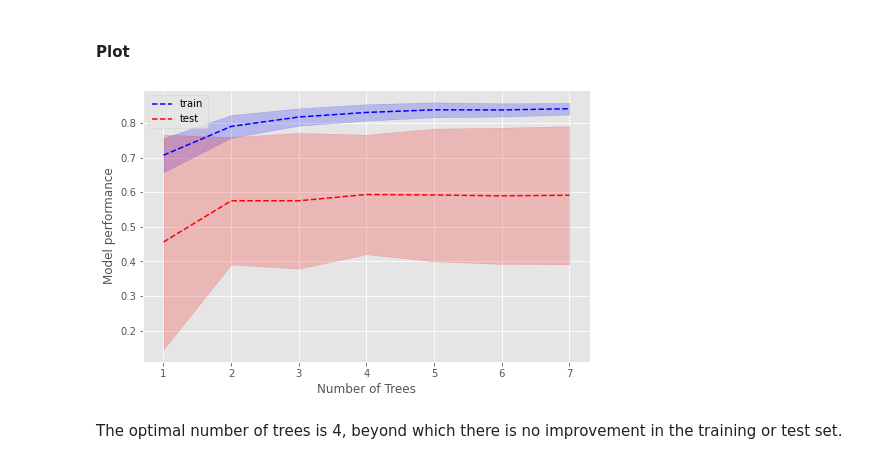
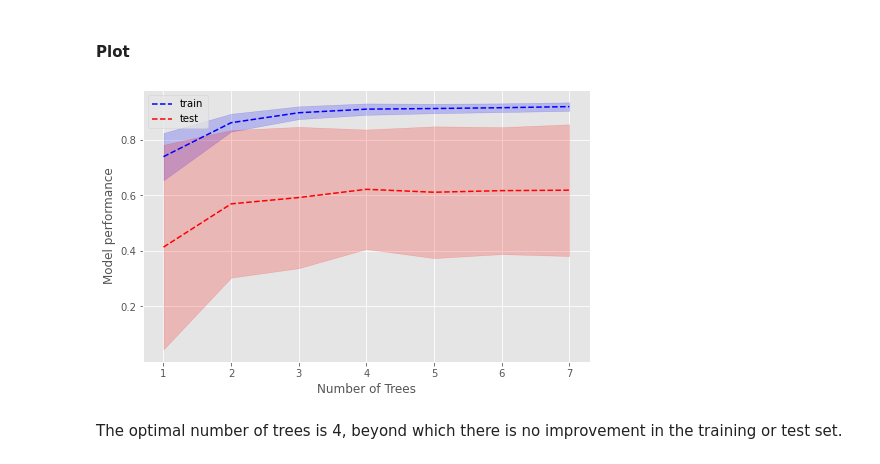
Before and after one commit to CharlotteJames/ed-forecast, a Jupyter notebook: pages/population_health_model.ipynb, the cells around one changed output. Saved outputs shown, nothing was run; the diff lists cells and outputs as text; code cells hidden in the pictures.

Commit message:
update pop health model

```diff
--- a/pages/population_health_model.ipynb
+++ b/pages/population_health_model.ipynb
@@ -37,7 +37,7 @@ plt.style.use('ggplot')
 # %% [markdown]
 ## Import data
 # %%
-dta = pd.read_csv('https://raw.githubusercontent.com/CharlotteJames/ed-forecast/main/data/master_scaled_new.csv',
+dta = pd.read_csv('https://raw.githubusercontent.com/CharlotteJames/ed-forecast/main/data/master_scaled_new_pop.csv',
                   index_col=0)
 # %%
 dta.columns = ['_'.join([c.split('/')[0],c.split('/')[-1]])
@@ -119,7 +132,7 @@ model = LinearRegression()
 
 features = ['population',
             'People', 'Places',
-            'Lives', 'rand1']
+            'Lives', '%>65','rand1']
 
 grouped = group_data(dta, features)
 
@@ -331,7 +344,7 @@ The best model is the Random Forest. To ensure the model is not over fit to the
 # %% [markdown]
 ### Maximum Depth
 # %%
-d = [1,2,3,4,5,6,7]
+d = [1,2,3,4,5,6,7,8,9]
 
 res_train,res_test = [],[]
 
@@ -393,7 +406,7 @@ res_train,res_test = [],[]
 
 for est in n:
 
-    model = RandomForestRegressor(max_depth=4, n_estimators=est,
+    model = RandomForestRegressor(max_depth=7, n_estimators=est,
                                   random_state=0)
 
     y = grouped['ae_attendances_attendances']
@@ -420,24 +433,24 @@ for est in n:
 # %%
 fig,ax = plt.subplots(figsize=(8,5))
 
-plt.plot(d, np.mean(res_train, axis=1), 'b--', label='train')
-plt.plot(d, np.mean(res_test, axis=1), 'r--', label='test')
+plt.plot(n, np.mean(res_train, axis=1), 'b--', label='train')
+plt.plot(n, np.mean(res_test, axis=1), 'r--', label='test')
 
-plt.fill_between(d, y1=(np.mean(res_train, axis=1)-np.std(res_train, axis=1)),
+plt.fill_between(n, y1=(np.mean(res_train, axis=1)-np.std(res_train, axis=1)),
                  y2=(np.mean(res_train, axis=1)+np.std(res_train, axis=1)),
                  color='b', alpha=0.2)
 
-plt.fill_between(d, y1=(np.mean(res_test, axis=1)-np.std(res_test, axis=1)),
+plt.fill_between(n, y1=(np.mean(res_test, axis=1)-np.std(res_test, axis=1)),
                  y2=(np.mean(res_test, axis=1)+np.std(res_test, axis=1)),
                  color='r', alpha=0.2)
 
 plt.legend(loc='best')
 plt.xlabel('Number of Trees')
 plt.ylabel('Model performance')
 
 plt.show()
 # %% [output]
-[figure, old version]
+[figure, new version]
 # %% [markdown]
 The optimal number of trees is 4, beyond which there is no improvement in the training or test set.
 # %% [markdown]
```
Also changed, not shown: parts of 16 cells of this notebook, 2 other files.
